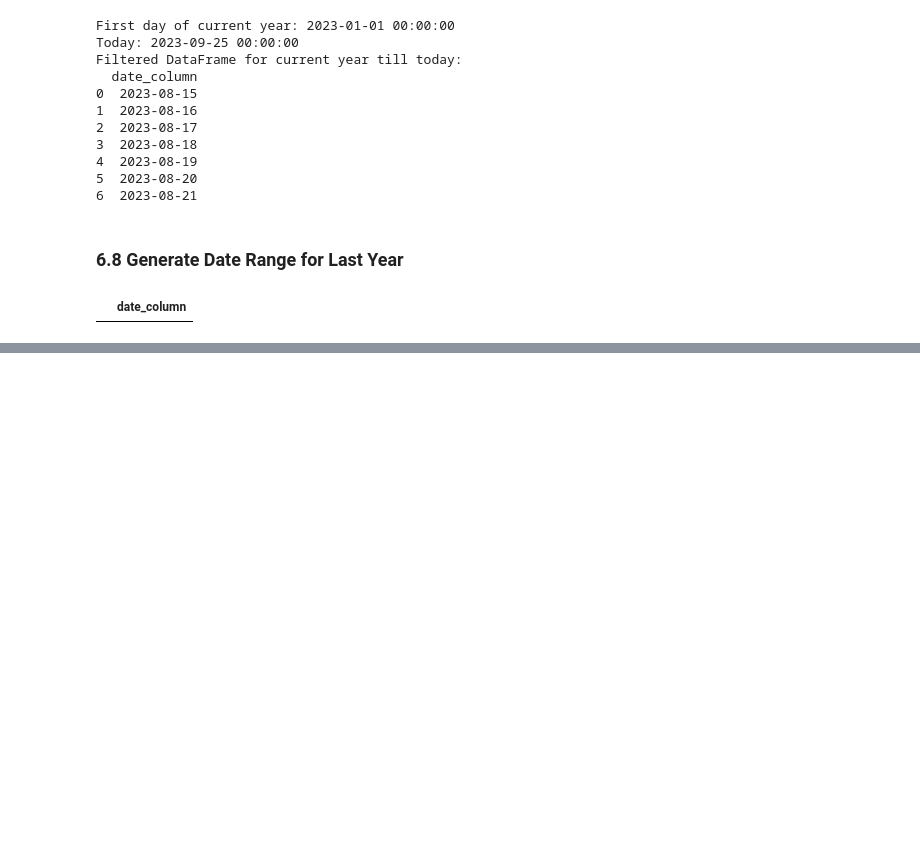
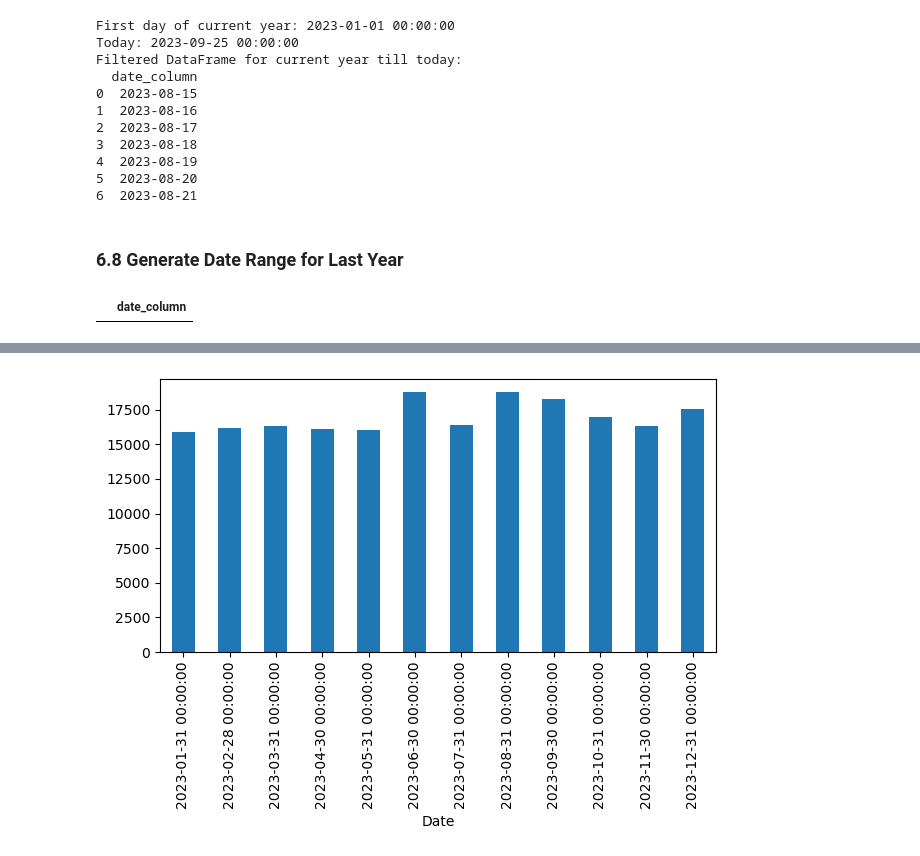
Before and after one commit to priyankconnect/MyProjects, a Jupyter notebook: Pandas_Cookbook/Pandas Cookbook.ipynb, the cells around one changed output, grey strips where cells are left out. Cells and saved outputs as stored; diff of their text form; code cells hidden in the pictures; blank space fills up the shorter version.

```diff
--- a/Pandas_Cookbook/Pandas Cookbook.ipynb
+++ b/Pandas_Cookbook/Pandas Cookbook.ipynb
@@ -608,0 +615,59 @@ filtered_df_last_year
+# %%
+import pandas as pd
+import numpy as np
+
+# Generate random sales data for a year
+date_rng = pd.date_range(start='2023-01-01', end='2023-12-31', freq='D')
+sales_data = np.random.randint(100, 1000, size=(len(date_rng), 2))
+
+# Create a dataframe for two brands
+df_rimaya = pd.DataFrame({
+    'Date': date_rng,
+    'Brand': 'A',
+    'Sales': sales_data[:, 0]
+})
+
+df_other_brand = pd.DataFrame({
+    'Date': date_rng,
+    'Brand': 'B',
+    'Sales': sales_data[:, 1]
+})
+
+# Concatenate both dataframes
+df = pd.concat([df_rimaya, df_other_brand], ignore_index=True)
+
+# Display the first few rows of the dataset
+df.head()
+# ==============================================================================
+# Main Function
+#===============================================================================
+import matplotlib.pyplot as plt
+
+# Given variables
+agg_variable = 'Sales'
+plot = 'bar' #can take bar also
+frequency = 'M'  # Can be 'D','W','M',Y'
+start_date = '2023-01-01'
+brand = 'A'
+
+# Filter the dataframe by given date and brand
+df_given_date = df[(df['Date'] >= start_date) & (df['Brand'] == brand)]
+grouped = df_given_date.groupby(pd.Grouper(key='Date', freq=frequency))[agg_variable].sum()
+
+# Plot the data
+if plot == 'line':
+    ax = grouped.plot(kind=plot, marker='o', title=f"{brand}---{agg_variable}--{frequency}")
+if plot == 'bar':
+    ax = grouped.plot(kind=plot)
+
+
+
+# Annotate each data point with its value
+for x, y in list(zip(grouped.index, grouped.values))[::2]:
+    ax.annotate(f'{int(round(y))}', (x, y), textcoords='offset points', xytext=(0, 5), ha='center')
+
+# Show the plot
+plt.tight_layout()
+plt.show()
+# %% [output]
+[figure, added]
```
Also changed, not shown: parts of 5 cells of this notebook.
